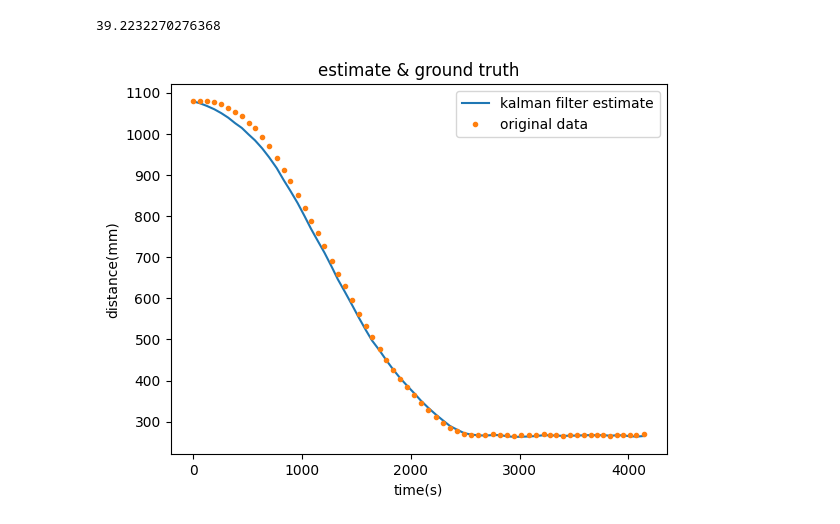
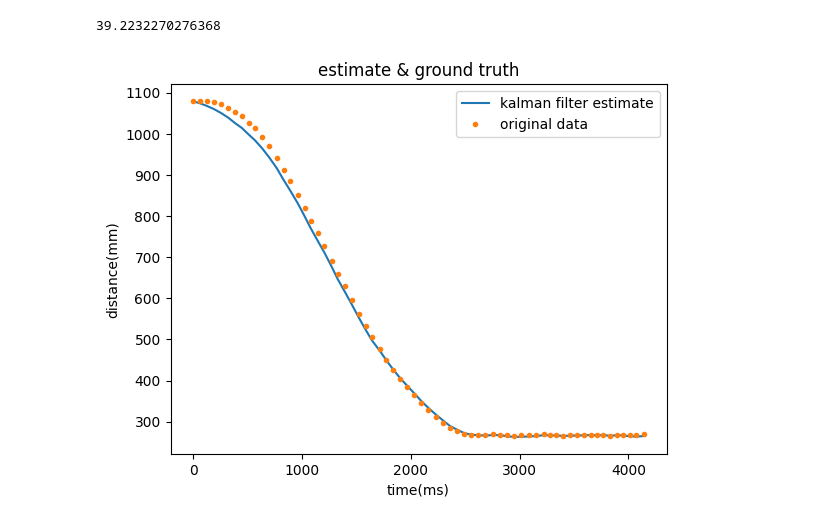
Before and after one commit to zechenwang00/ECE-5160-Sp23, a Jupyter notebook: docs/assets/lab7/lab7_filter.ipynb, the cells around one changed output. Cells and saved outputs as stored; diff of their text form; code cells hidden in the pictures.

```diff
--- a/docs/assets/lab7/lab7_filter.ipynb
+++ b/docs/assets/lab7/lab7_filter.ipynb
@@ -74,10 +74,10 @@ for u, d in zip(pwm_data_list, tof_data_list):
 # %%
 plt.plot(tof_time_list, [-x[0] for x in kf_state], label="kalman filter estimate")
 plt.plot(tof_time_list, [x for x in tof_data_list], '.', label ="original data" )
-plt.xlabel('time(s)')
+plt.xlabel('time(ms)')
 plt.ylabel('distance(mm)')
 plt.legend(loc="upper right")
 plt.title('estimate & ground truth')
 plt.show()
 # %% [output]
-[figure, old version]
+[figure, new version]
```
Also changed, not shown: parts of 2 cells of this notebook, 6 other files.
